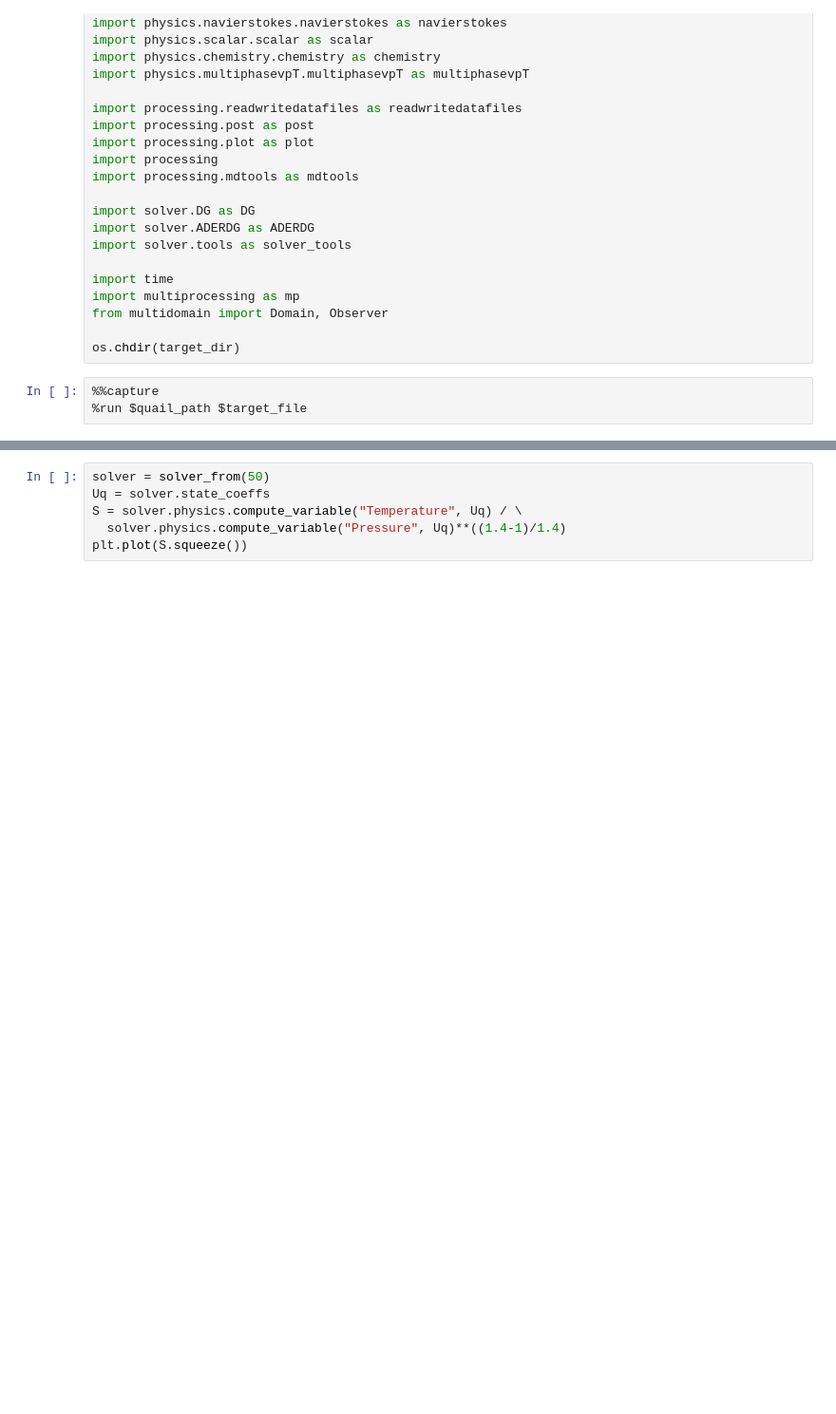
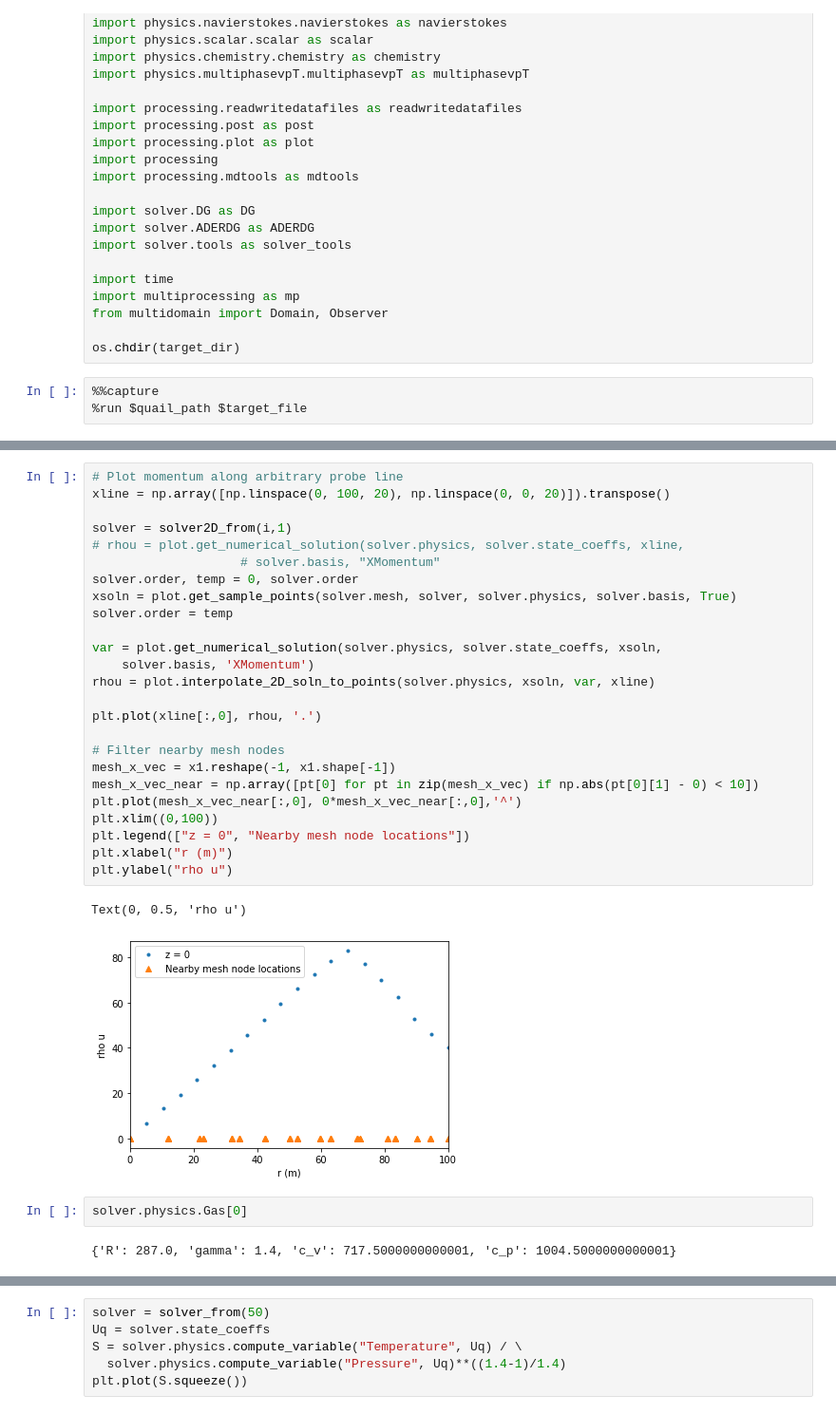
Before and after one commit to fredriclam/quail_volcano, a Jupyter notebook: scenarios/verification_acoustic/verification_acoustic.ipynb, the cells around one changed output, grey strips where cells are left out. Shown at 95% size. Drawn from its saved outputs; the diff is of its cells as text; blank space fills up the shorter version.

```diff
--- a/scenarios/verification_acoustic/verification_acoustic.ipynb
+++ b/scenarios/verification_acoustic/verification_acoustic.ipynb
@@ -76,0 +101,32 @@ os.chdir(target_dir)
+# %%
+# Plot momentum along arbitrary probe line
+xline = np.array([np.linspace(0, 100, 20), np.linspace(0, 0, 20)]).transpose()
+
+solver = solver2D_from(i,1)
+# rhou = plot.get_numerical_solution(solver.physics, solver.state_coeffs, xline,
+					# solver.basis, "XMomentum"
+solver.order, temp = 0, solver.order
+xsoln = plot.get_sample_points(solver.mesh, solver, solver.physics, solver.basis, True)
+solver.order = temp
+
+var = plot.get_numerical_solution(solver.physics, solver.state_coeffs, xsoln,
+	solver.basis, 'XMomentum')
+rhou = plot.interpolate_2D_soln_to_points(solver.physics, xsoln, var, xline)
+
+plt.plot(xline[:,0], rhou, '.')
+
+# Filter nearby mesh nodes
+mesh_x_vec = x1.reshape(-1, x1.shape[-1])
+mesh_x_vec_near = np.array([pt[0] for pt in zip(mesh_x_vec) if np.abs(pt[0][1] - 0) < 10])
+plt.plot(mesh_x_vec_near[:,0], 0*mesh_x_vec_near[:,0],'^')
+plt.xlim((0,100))
+plt.legend(["z = 0", "Nearby mesh node locations"])
+plt.xlabel("r (m)")
+plt.ylabel("rho u")
+# %% [output]
+Text(0, 0.5, 'rho u')
+[figure, added]
+# %%
+solver.physics.Gas[0]
+# %% [output]
+{'R': 287.0, 'gamma': 1.4, 'c_v': 717.5000000000001, 'c_p': 1004.5000000000001}
```
Also changed, not shown: parts of 40 cells of this notebook, 3 other files.
